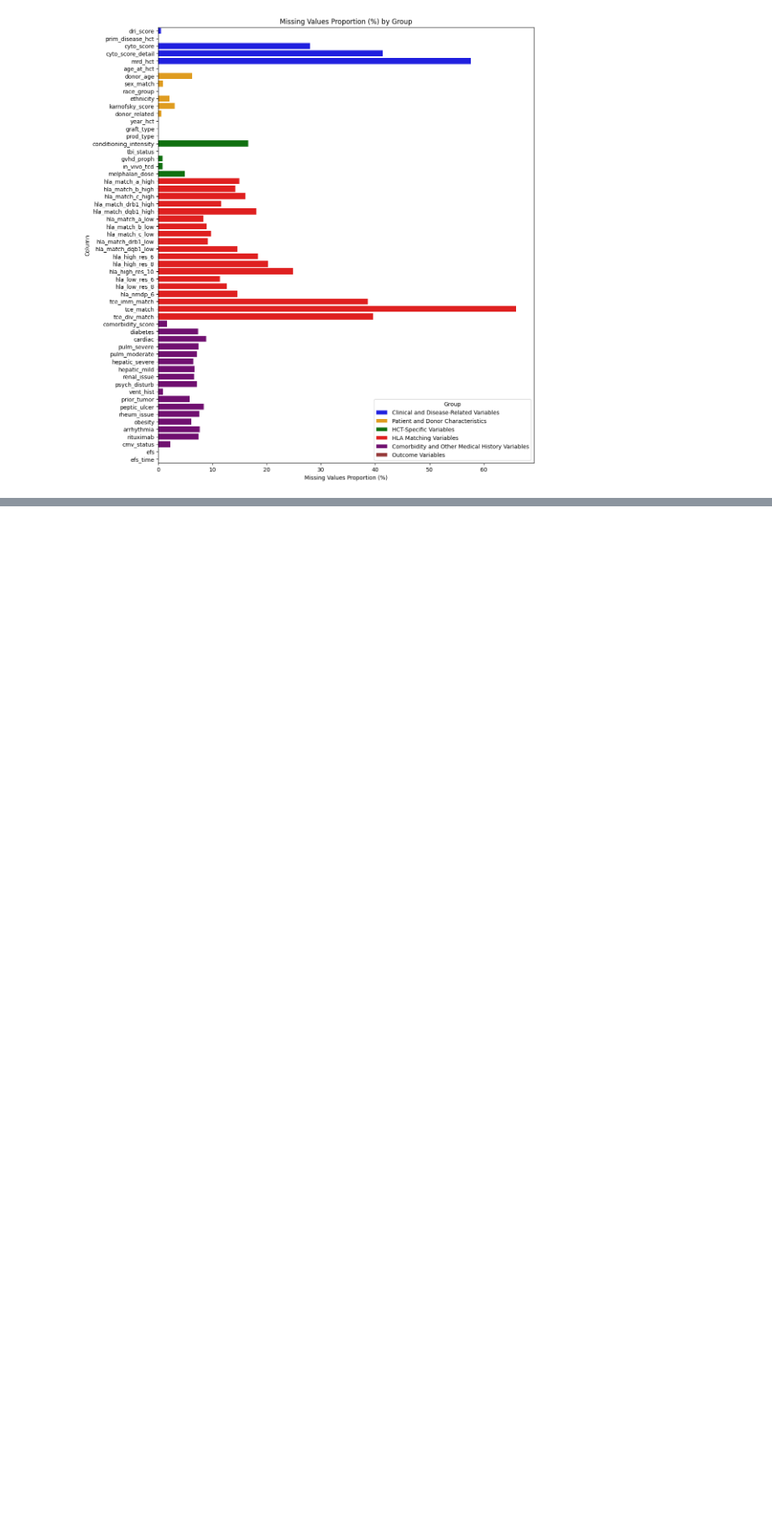
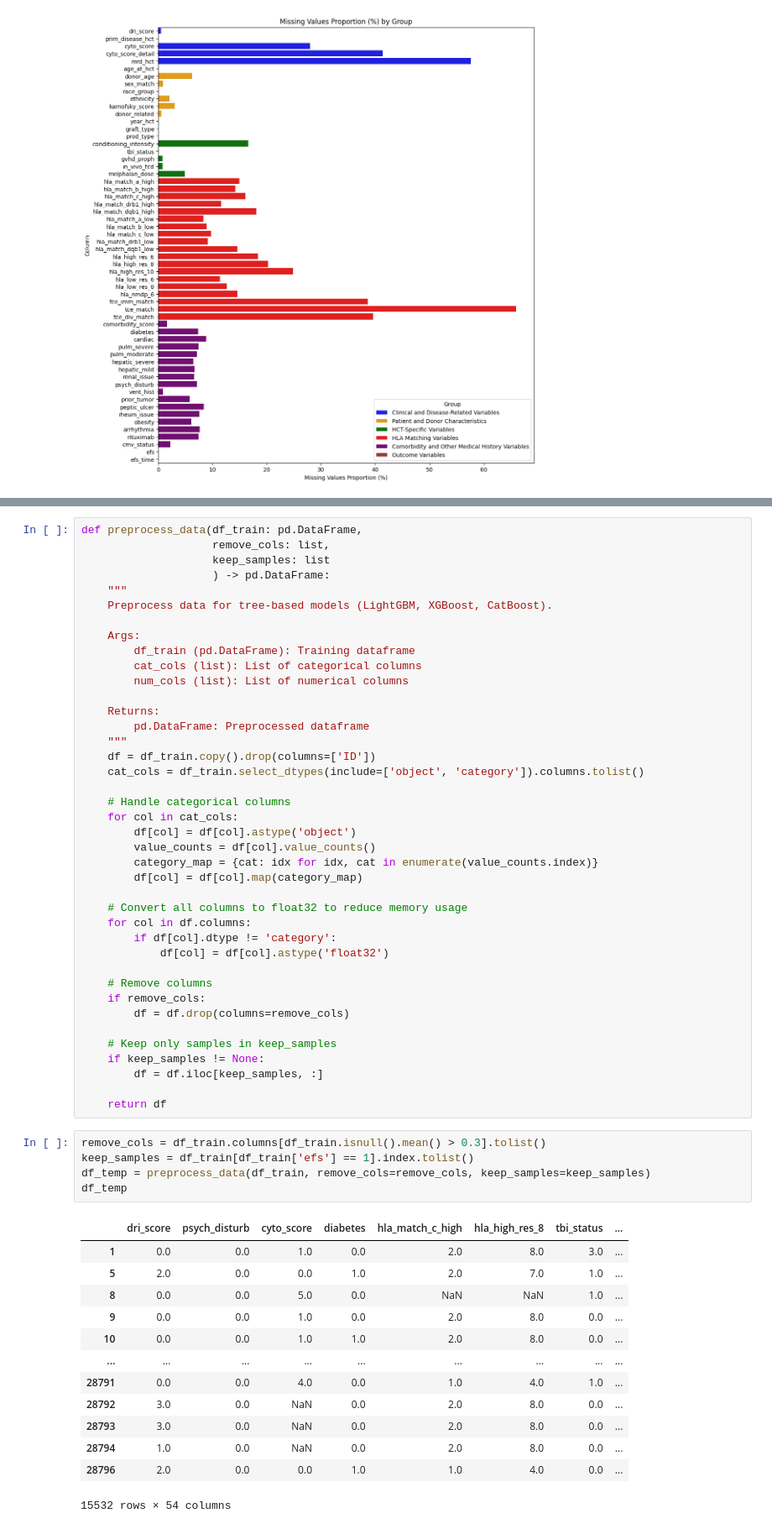
Before and after one commit to SangGold97/HCT, a Jupyter notebook: EDA.ipynb, the cells around one changed output, grey strips where cells are left out. Shown at 84% size. Cells and saved outputs as stored; diff of their text form; blank space fills up the shorter version.

```diff
--- a/EDA.ipynb
+++ b/EDA.ipynb
@@ -387,0 +208,59 @@ This comprehensive guide should provide you with a strong foundation for tacklin
+# %%
+def preprocess_data(df_train: pd.DataFrame,
+                    remove_cols: list,
+                    keep_samples: list
+                    ) -> pd.DataFrame:
+    """
+    Preprocess data for tree-based models (LightGBM, XGBoost, CatBoost).
+
+    Args:
+        df_train (pd.DataFrame): Training dataframe
+        cat_cols (list): List of categorical columns
+        num_cols (list): List of numerical columns
+
+    Returns:
+        pd.DataFrame: Preprocessed dataframe
+    """
+    df = df_train.copy().drop(columns=['ID'])
+    cat_cols = df_train.select_dtypes(include=['object', 'category']).columns.tolist()
+
+    # Handle categorical columns
+    for col in cat_cols:
+        df[col] = df[col].astype('object')
+        value_counts = df[col].value_counts()
+        category_map = {cat: idx for idx, cat in enumerate(value_counts.index)}
+        df[col] = df[col].map(category_map)
+
+    # Convert all columns to float32 to reduce memory usage
+    for col in df.columns:
+        if df[col].dtype != 'category':
+            df[col] = df[col].astype('float32')
+
+    # Remove columns
+    if remove_cols:
+        df = df.drop(columns=remove_cols)
+
+    # Keep only samples in keep_samples
+    if keep_samples != None:
+        df = df.iloc[keep_samples, :]
+
+    return df
+# %%
+remove_cols = df_train.columns[df_train.isnull().mean() > 0.3].tolist()
+keep_samples = df_train[df_train['efs'] == 1].index.tolist()
+df_temp = preprocess_data(df_train, remove_cols=remove_cols, keep_samples=keep_samples)
+df_temp
+# %% [output]
+|  | dri_score | psych_disturb | cyto_score | diabetes | hla_match_c_high | hla_high_res_8 | tbi_status | ... |
+| 1 | 0.0 | 0.0 | 1.0 | 0.0 | 2.0 | 8.0 | 3.0 | ... |
+| 5 | 2.0 | 0.0 | 0.0 | 1.0 | 2.0 | 7.0 | 1.0 | ... |
+| 8 | 0.0 | 0.0 | 5.0 | 0.0 | NaN | NaN | 1.0 | ... |
+| 9 | 0.0 | 0.0 | 1.0 | 0.0 | 2.0 | 8.0 | 0.0 | ... |
+| 10 | 0.0 | 0.0 | 1.0 | 1.0 | 2.0 | 8.0 | 0.0 | ... |
+| ... | ... | ... | ... | ... | ... | ... | ... | ... |
+| 28791 | 0.0 | 0.0 | 4.0 | 0.0 | 1.0 | 4.0 | 1.0 | ... |
+| 28792 | 3.0 | 0.0 | NaN | 0.0 | 2.0 | 8.0 | 0.0 | ... |
+| 28793 | 3.0 | 0.0 | NaN | 0.0 | 2.0 | 8.0 | 0.0 | ... |
+| 28794 | 1.0 | 0.0 | NaN | 0.0 | 2.0 | 8.0 | 0.0 | ... |
+| 28796 | 2.0 | 0.0 | 0.0 | 1.0 | 1.0 | 4.0 | 0.0 | ... |
+15532 rows × 54 columns
```
Also changed, not shown: parts of 29 cells of this notebook.
